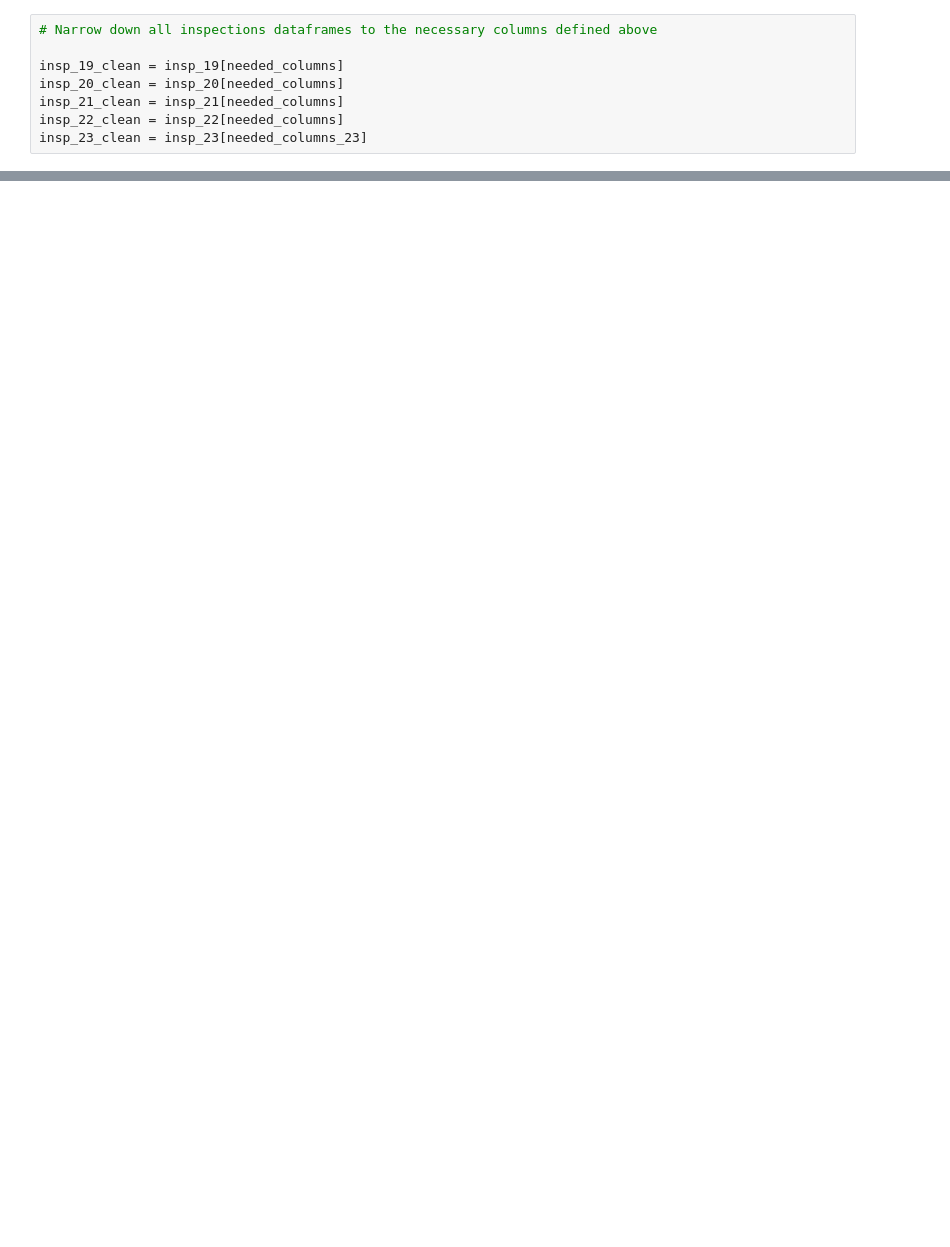
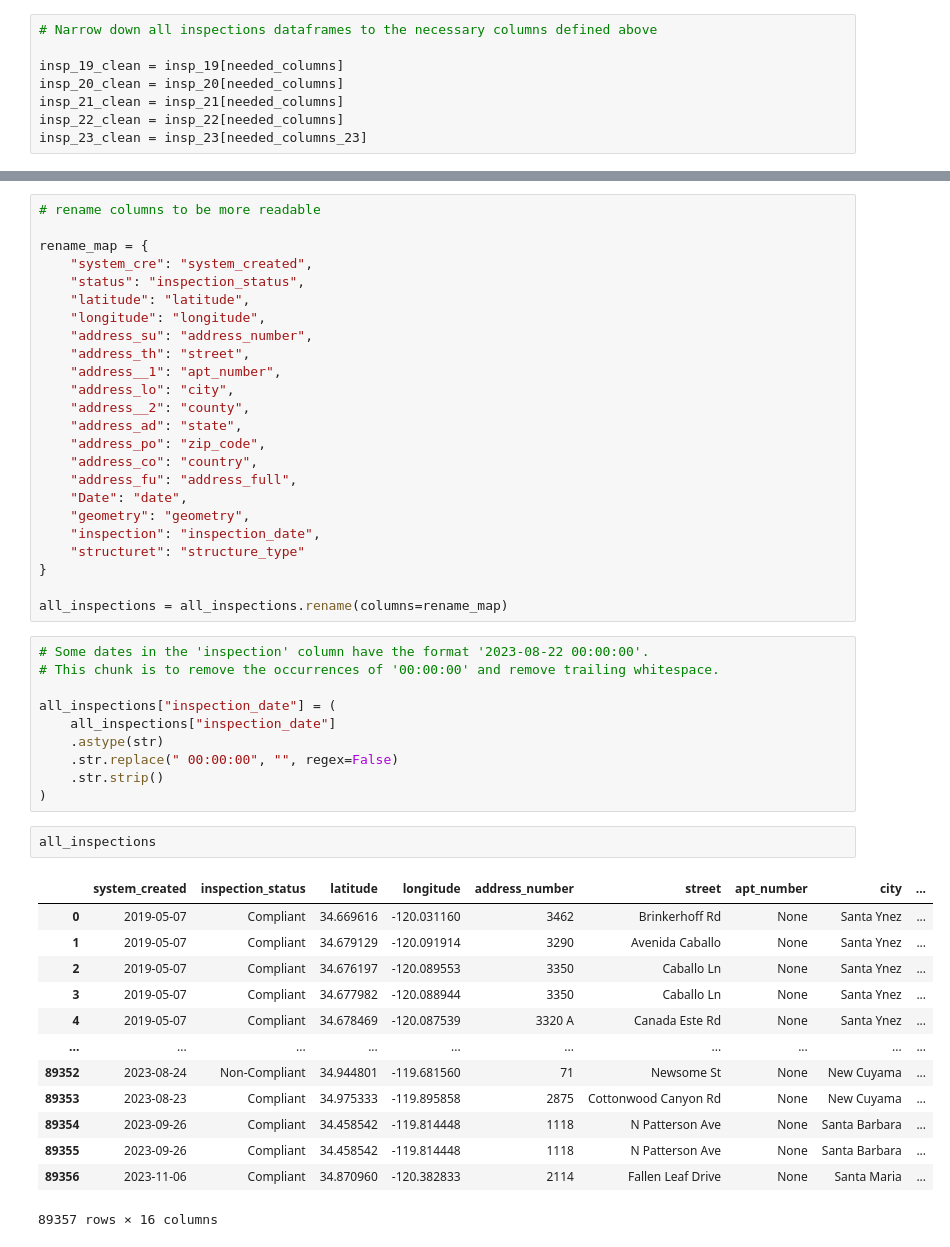
Before and after one commit to wildfire-prep/data-preparation, a Jupyter notebook: code/00_label_data/02_inspection_data_cleaning.ipynb, the cells around one changed output, grey strips where cells are left out. Drawn from its saved outputs; the diff is of its cells as text; blank space fills up the shorter version.

```diff
--- a/code/00_label_data/02_inspection_data_cleaning.ipynb
+++ b/code/00_label_data/02_inspection_data_cleaning.ipynb
@@ -188,0 +164,50 @@ inspections_parcels
+# %%
+# rename columns to be more readable
+
+rename_map = {
+    "system_cre": "system_created",
+    "status": "inspection_status",
+    "latitude": "latitude",
+    "longitude": "longitude",
+    "address_su": "address_number",
+    "address_th": "street",
+    "address__1": "apt_number",
+    "address_lo": "city",
+    "address__2": "county",
+    "address_ad": "state",
+    "address_po": "zip_code",
+    "address_co": "country",
+    "address_fu": "address_full",
+    "Date": "date",
+    "geometry": "geometry",
+    "inspection": "inspection_date",
+    "structuret": "structure_type"
+}
+
+all_inspections = all_inspections.rename(columns=rename_map)
+# %%
+# Some dates in the 'inspection' column have the format '2023-08-22 00:00:00'.
+# This chunk is to remove the occurrences of '00:00:00' and remove trailing whitespace.
+
+all_inspections["inspection_date"] = (
+    all_inspections["inspection_date"]
+    .astype(str)
+    .str.replace(" 00:00:00", "", regex=False)
+    .str.strip()
+)
+# %%
+all_inspections
+# %% [output]
+|  | system_created | inspection_status | latitude | longitude | address_number | street | apt_number | city | ... |
+| 0 | 2019-05-07 | Compliant | 34.669616 | -120.031160 | 3462 | Brinkerhoff Rd | None | Santa Ynez | ... |
+| 1 | 2019-05-07 | Compliant | 34.679129 | -120.091914 | 3290 | Avenida Caballo | None | Santa Ynez | ... |
+| 2 | 2019-05-07 | Compliant | 34.676197 | -120.089553 | 3350 | Caballo Ln | None | Santa Ynez | ... |
+| 3 | 2019-05-07 | Compliant | 34.677982 | -120.088944 | 3350 | Caballo Ln | None | Santa Ynez | ... |
+| 4 | 2019-05-07 | Compliant | 34.678469 | -120.087539 | 3320 A | Canada Este Rd | None | Santa Ynez | ... |
+| ... | ... | ... | ... | ... | ... | ... | ... | ... | ... |
+| 89352 | 2023-08-24 | Non-Compliant | 34.944801 | -119.681560 | 71 | Newsome St | None | New Cuyama | ... |
+| 89353 | 2023-08-23 | Compliant | 34.975333 | -119.895858 | 2875 | Cottonwood Canyon Rd | None | New Cuyama | ... |
+| 89354 | 2023-09-26 | Compliant | 34.458542 | -119.814448 | 1118 | N Patterson Ave | None | Santa Barbara | ... |
+| 89355 | 2023-09-26 | Compliant | 34.458542 | -119.814448 | 1118 | N Patterson Ave | None | Santa Barbara | ... |
+| 89356 | 2023-11-06 | Compliant | 34.870960 | -120.382833 | 2114 | Fallen Leaf Drive | None | Santa Maria | ... |
+89357 rows × 16 columns
```
Also changed, not shown: parts of 37 cells of this notebook, 18 other files.
